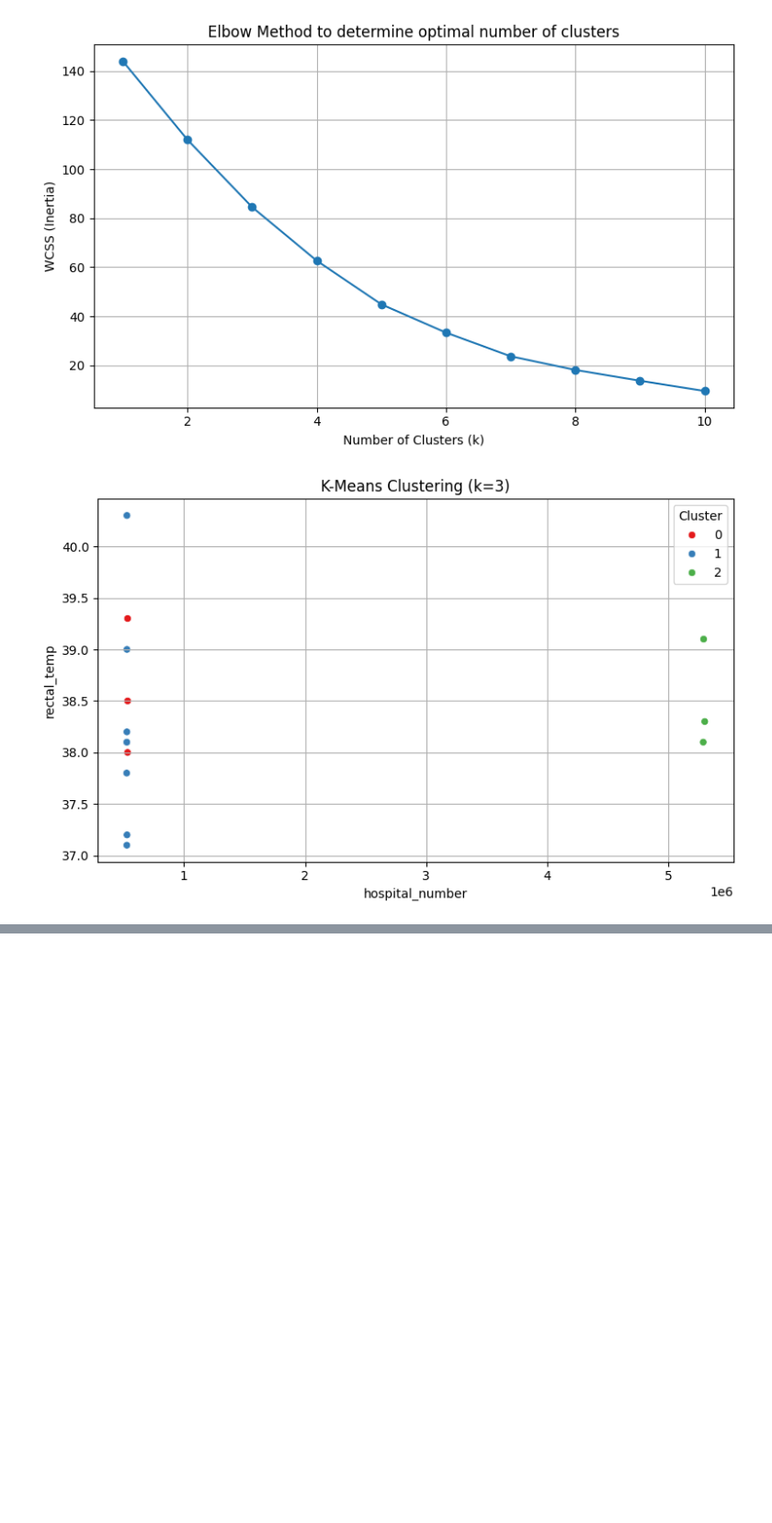
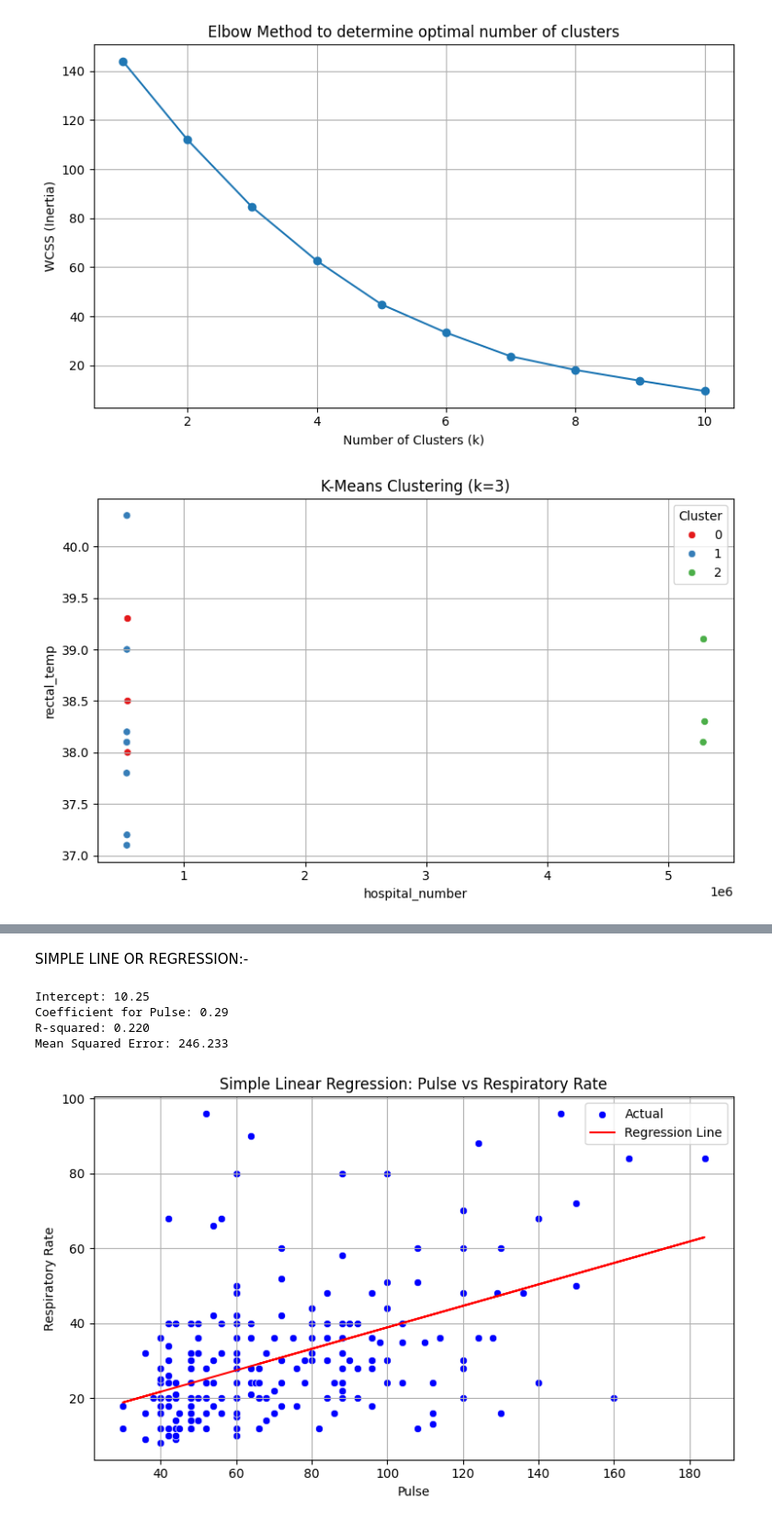
Before and after one commit to HarshitGoel5/22BDS0189, a Jupyter notebook: 22BDS0189.ipynb, the cells around one changed output, grey strips where cells are left out. Shown at 92% size. Saved outputs shown, nothing was run; the diff lists cells and outputs as text; code cells hidden in the pictures; blank space fills up the shorter version.

```diff
--- a/22BDS0189.ipynb
+++ b/22BDS0189.ipynb
@@ -844,0 +915,61 @@ else:
+# %% [markdown]
+SIMPLE LINE OR REGRESSION:-
+# %%
+# Import necessary libraries
+import pandas as pd
+import matplotlib.pyplot as plt
+import seaborn as sns
+from sklearn.linear_model import LinearRegression
+from sklearn.metrics import mean_squared_error, r2_score
+import numpy as np
+
+# Load the dataset if not already loaded
+if 'df' not in globals():
+    df = pd.read_csv("https://raw.githubusercontent.com/salemprakash/EDA/main/Data/horse.csv")
+
+# Select the numeric columns for regression and drop rows with missing values in these columns
+regression_cols = ['pulse', 'respiratory_rate']
+numeric_regression_df = df[regression_cols].dropna()
+
+# Check if there are enough data points after dropping NaNs
+if len(numeric_regression_df) > 1:
+    X = numeric_regression_df[['pulse']]  # Independent variable (Pulse)
+    y = numeric_regression_df['respiratory_rate']  # Dependent variable (Respiratory Rate)
+
+    # Create and fit the linear regression model
+    model = LinearRegression()
+    model.fit(X, y)
+
+    # Predictions
+    y_pred = model.predict(X)
+
+    # Evaluate the model
+    r2 = r2_score(y, y_pred)
+    mse = mean_squared_error(y, y_pred)
+
+    # Print results
+    print(f"Intercept: {model.intercept_:.2f}")
+    print(f"Coefficient for Pulse: {model.coef_[0]:.2f}")
+    print(f"R-squared: {r2:.3f}")
+    print(f"Mean Squared Error: {mse:.3f}")
+
+    # Plotting the regression line
+    plt.figure(figsize=(8, 5))
+    sns.scatterplot(x=numeric_regression_df['pulse'], y=numeric_regression_df['respiratory_rate'], label='Actual', color='blue')
+    plt.plot(numeric_regression_df['pulse'], y_pred, color='red', label='Regression Line')
+    plt.xlabel('Pulse')
+    plt.ylabel('Respiratory Rate')
+    plt.title('Simple Linear Regression: Pulse vs Respiratory Rate')
+    plt.legend()
+    plt.grid(True)
+    plt.tight_layout()
+    plt.show()
+
+else:
+    print("Not enough non-missing data points in 'pulse' and 'respiratory_rate' to perform regression.")
+# %% [output]
+Intercept: 10.25
+Coefficient for Pulse: 0.29
+R-squared: 0.220
+Mean Squared Error: 246.233
+[figure, added]
```
Also changed, not shown: parts of 6 cells of this notebook.
